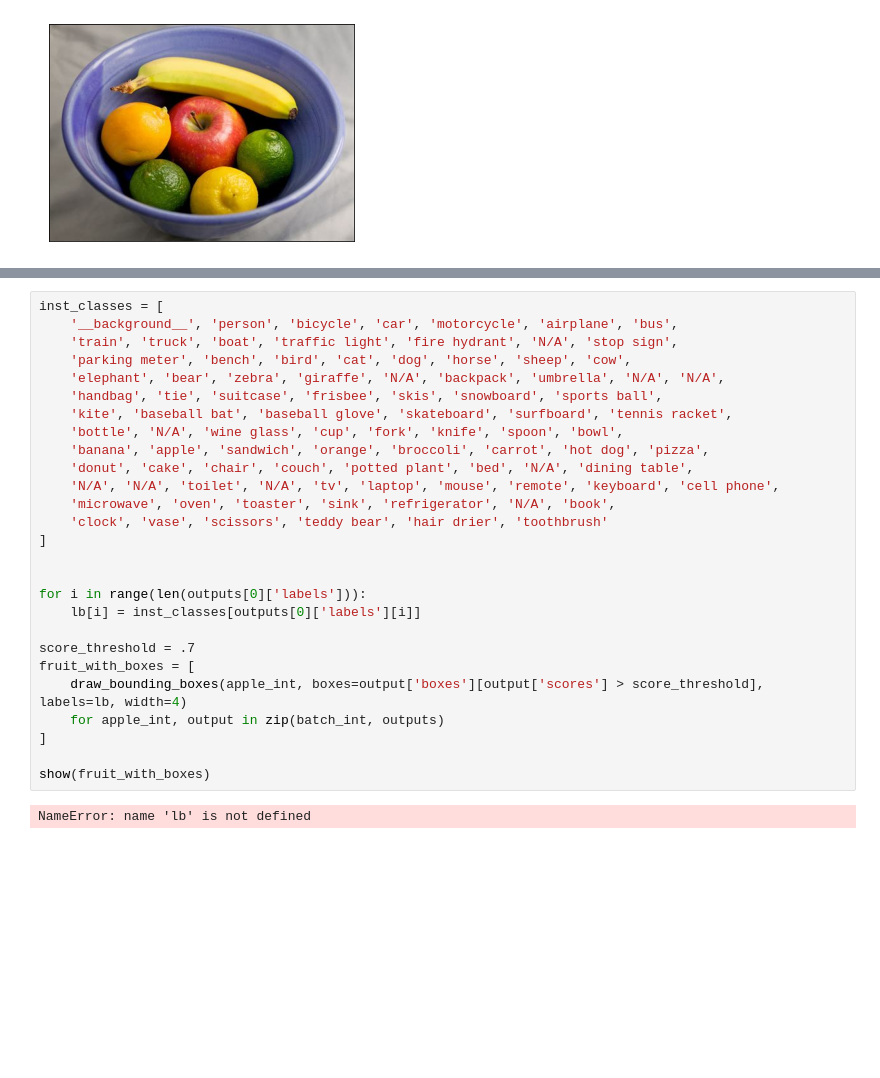
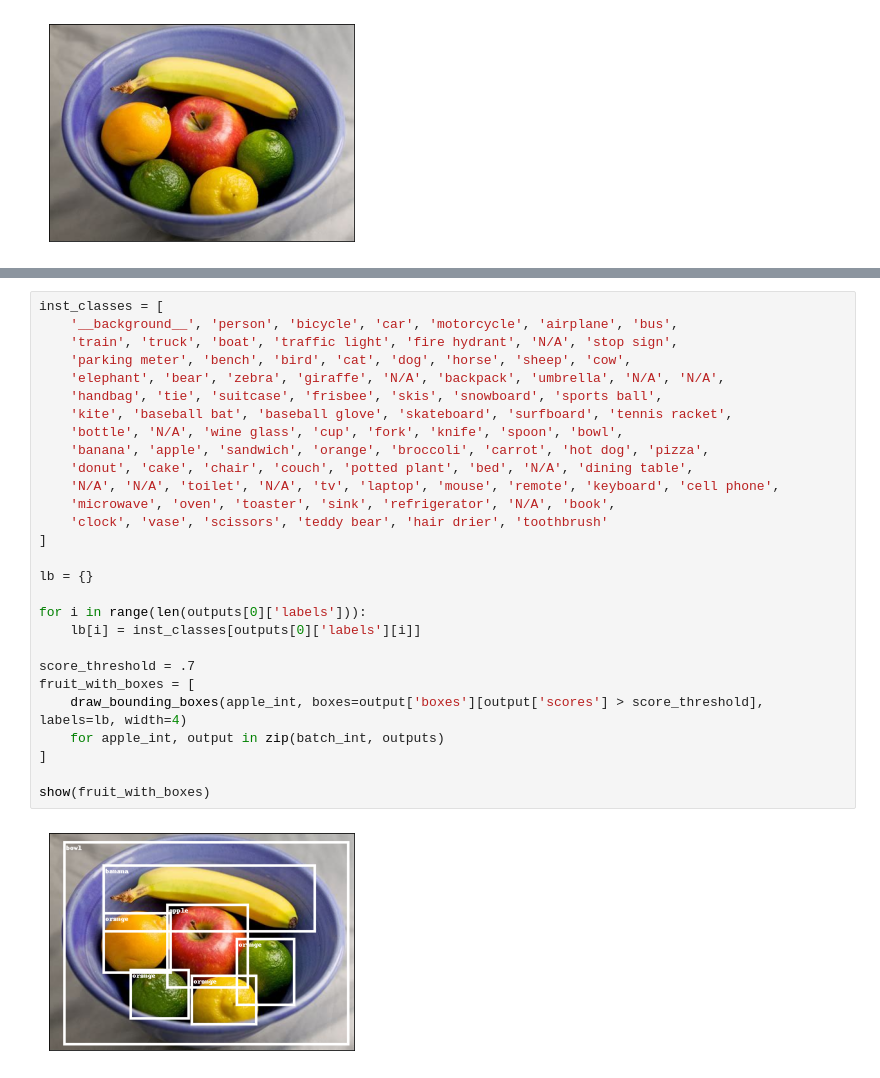
Before and after one commit to ColinAF/SeniorProject, a Jupyter notebook: Object_Detection_Tests.ipynb, the cells around one changed output, grey strips where cells are left out. Drawn from its saved outputs; the diff is of its cells as text; blank space fills up the shorter version.

```diff
--- a/Object_Detection_Tests.ipynb
+++ b/Object_Detection_Tests.ipynb
@@ -123,29 +123,30 @@ Out of GPU Memory
 # %%
 inst_classes = [
     '__background__', 'person', 'bicycle', 'car', 'motorcycle', 'airplane', 'bus',
     'train', 'truck', 'boat', 'traffic light', 'fire hydrant', 'N/A', 'stop sign',
     'parking meter', 'bench', 'bird', 'cat', 'dog', 'horse', 'sheep', 'cow',
     'elephant', 'bear', 'zebra', 'giraffe', 'N/A', 'backpack', 'umbrella', 'N/A', 'N/A',
     'handbag', 'tie', 'suitcase', 'frisbee', 'skis', 'snowboard', 'sports ball',
     'kite', 'baseball bat', 'baseball glove', 'skateboard', 'surfboard', 'tennis racket',
     'bottle', 'N/A', 'wine glass', 'cup', 'fork', 'knife', 'spoon', 'bowl',
     'banana', 'apple', 'sandwich', 'orange', 'broccoli', 'carrot', 'hot dog', 'pizza',
     'donut', 'cake', 'chair', 'couch', 'potted plant', 'bed', 'N/A', 'dining table',
     'N/A', 'N/A', 'toilet', 'N/A', 'tv', 'laptop', 'mouse', 'remote', 'keyboard', 'cell phone',
     'microwave', 'oven', 'toaster', 'sink', 'refrigerator', 'N/A', 'book',
     'clock', 'vase', 'scissors', 'teddy bear', 'hair drier', 'toothbrush'
 ]
 
+lb = {}
 
 for i in range(len(outputs[0]['labels'])):
     lb[i] = inst_classes[outputs[0]['labels'][i]]
 
 score_threshold = .7
 fruit_with_boxes = [
     draw_bounding_boxes(apple_int, boxes=output['boxes'][output['scores'] > score_threshold], labels=lb, width=4)
     for apple_int, output in zip(batch_int, outputs)
 ]
 
 show(fruit_with_boxes)
 # %% [output]
-NameError: name 'lb' is not defined
+[figure, added]
```
Also changed, not shown: parts of 2 cells of this notebook.
